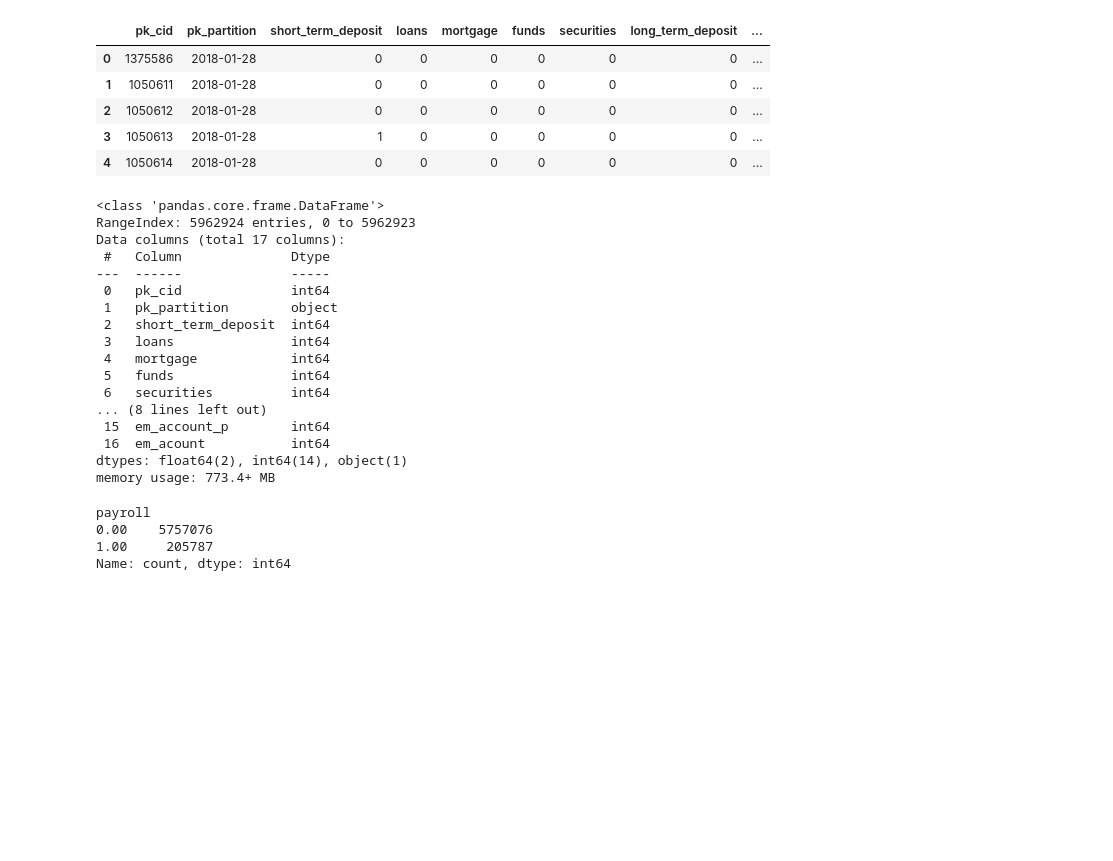
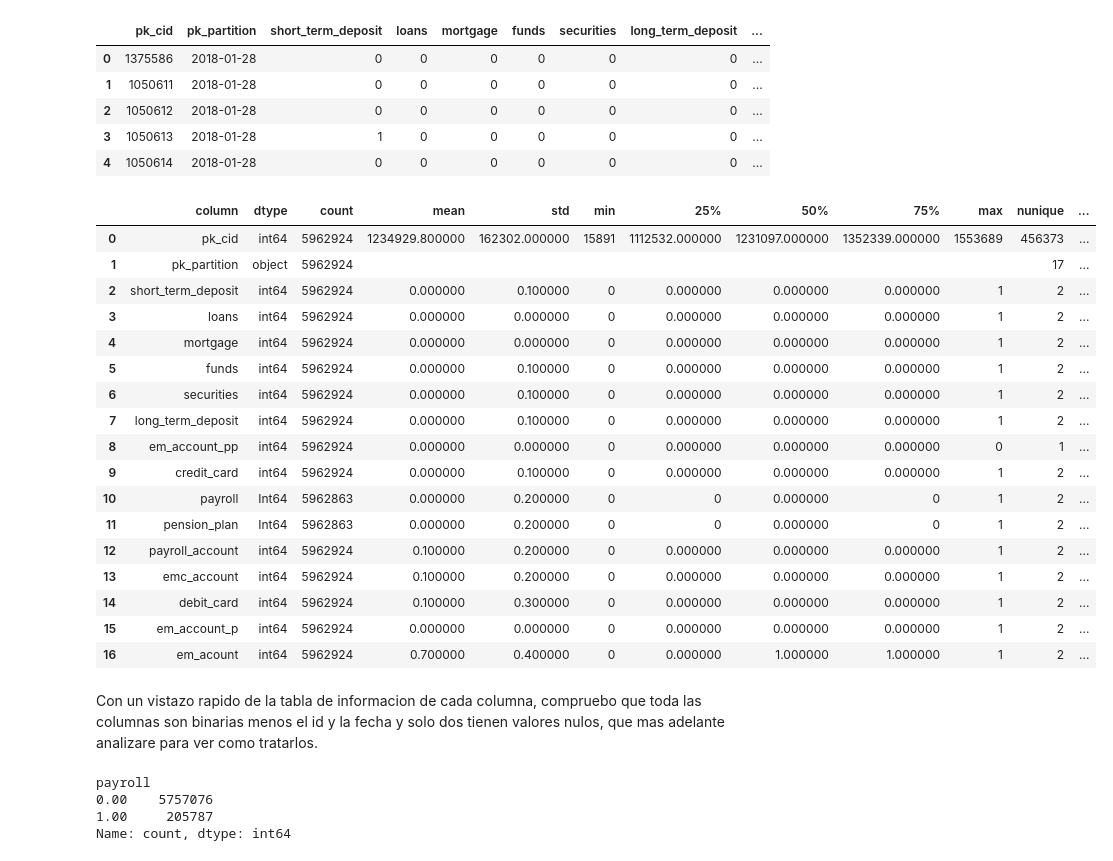
Before and after one commit to jascicz/easy_money_Project, a Jupyter notebook: david-Proyecto.ipynb, the cells around one changed output. Saved outputs shown, nothing was run; the diff lists cells and outputs as text; code cells hidden in the pictures; blank space fills up the shorter version.

```diff
--- a/david-Proyecto.ipynb
+++ b/david-Proyecto.ipynb
@@ -237,26 +341,53 @@ df_p.head()
 | 2 | 1050612 | 2018-01-28 | 0 | 0 | 0 | 0 | 0 | 0 | ... |
 | 3 | 1050613 | 2018-01-28 | 1 | 0 | 0 | 0 | 0 | 0 | ... |
 | 4 | 1050614 | 2018-01-28 | 0 | 0 | 0 | 0 | 0 | 0 | ... |
-# %%
-df_p.info()
-# %% [output]
-<class 'pandas.core.frame.DataFrame'>
-RangeIndex: 5962924 entries, 0 to 5962923
-Data columns (total 17 columns):
- #   Column              Dtype
----  ------              -----
- 0   pk_cid              int64
- 1   pk_partition        object
- 2   short_term_deposit  int64
- 3   loans               int64
- 4   mortgage            int64
- 5   funds               int64
- 6   securities          int64
-... (8 lines left out)
- 15  em_account_p        int64
- 16  em_acount           int64
-dtypes: float64(2), int64(14), object(1)
-memory usage: 773.4+ MB
+# %%
+# Crear tabla de info.
+df_p_info = build_my_info_table(df_p)
+
+# Aplicar el estilo de gradiente de color.
+styled_df_p = df_p_info.style.background_gradient(cmap='Reds', axis=0)
+
+# Agregar estilos para hacer la tabla scrolleable y fijar los encabezados.
+styled_df_p = styled_df_p.set_table_styles(
+    [{
+        'selector': 'thead th',
+        'props': [('position', 'sticky'), ('top', '0'), ('background-color', 'black'), ('z-index', '1')]
+    }, {
+        'selector': 'tbody',
+        'props': [('display', 'block'), ('max-height', '400px'), ('overflow-y', 'scroll'), ('overflow-x', 'auto')]
+    }, {
+        'selector': 'thead, tbody tr',
+        'props': [('display', 'table'), ('width', '100%'), ('table-layout', 'fixed')]
+    }, {
+        'selector': 'th, td',
+        'props': [('word-wrap', 'break-word'), ('white-space', 'pre-wrap'), ('max-width', '150px')]
+    }]
+)
+
+# Mostrar la tabla.
+styled_df_p
+# %% [output]
+|  | column | dtype | count | mean | std | min | 25% | 50% | 75% | max | nunique | ... |
+| 0 | pk_cid | int64 | 5962924 | 1234929.800000 | 162302.000000 | 15891 | 1112532.000000 | 1231097.000000 | 1352339.000000 | 1553689 | 456373 | ... |
+| 1 | pk_partition | object | 5962924 |  |  |  |  |  |  |  | 17 | ... |
+| 2 | short_term_deposit | int64 | 5962924 | 0.000000 | 0.100000 | 0 | 0.000000 | 0.000000 | 0.000000 | 1 | 2 | ... |
+| 3 | loans | int64 | 5962924 | 0.000000 | 0.000000 | 0 | 0.000000 | 0.000000 | 0.000000 | 1 | 2 | ... |
+| 4 | mortgage | int64 | 5962924 | 0.000000 | 0.000000 | 0 | 0.000000 | 0.000000 | 0.000000 | 1 | 2 | ... |
+| 5 | funds | int64 | 5962924 | 0.000000 | 0.100000 | 0 | 0.000000 | 0.000000 | 0.000000 | 1 | 2 | ... |
+| 6 | securities | int64 | 5962924 | 0.000000 | 0.100000 | 0 | 0.000000 | 0.000000 | 0.000000 | 1 | 2 | ... |
+| 7 | long_term_deposit | int64 | 5962924 | 0.000000 | 0.100000 | 0 | 0.000000 | 0.000000 | 0.000000 | 1 | 2 | ... |
+| 8 | em_account_pp | int64 | 5962924 | 0.000000 | 0.000000 | 0 | 0.000000 | 0.000000 | 0.000000 | 0 | 1 | ... |
+| 9 | credit_card | int64 | 5962924 | 0.000000 | 0.100000 | 0 | 0.000000 | 0.000000 | 0.000000 | 1 | 2 | ... |
+| 10 | payroll | Int64 | 5962863 | 0.000000 | 0.200000 | 0 | 0 | 0.000000 | 0 | 1 | 2 | ... |
+| 11 | pension_plan | Int64 | 5962863 | 0.000000 | 0.200000 | 0 | 0 | 0.000000 | 0 | 1 | 2 | ... |
+| 12 | payroll_account | int64 | 5962924 | 0.100000 | 0.200000 | 0 | 0.000000 | 0.000000 | 0.000000 | 1 | 2 | ... |
+| 13 | emc_account | int64 | 5962924 | 0.100000 | 0.200000 | 0 | 0.000000 | 0.000000 | 0.000000 | 1 | 2 | ... |
+| 14 | debit_card | int64 | 5962924 | 0.100000 | 0.300000 | 0 | 0.000000 | 0.000000 | 0.000000 | 1 | 2 | ... |
+| 15 | em_account_p | int64 | 5962924 | 0.000000 | 0.000000 | 0 | 0.000000 | 0.000000 | 0.000000 | 1 | 2 | ... |
+| 16 | em_acount | int64 | 5962924 | 0.700000 | 0.400000 | 0 | 0.000000 | 1.000000 | 1.000000 | 1 | 2 | ... |
+# %% [markdown]
+Con un vistazo rapido de la tabla de informacion de cada columna, compruebo que toda las columnas son binarias menos el id y la fecha y solo dos tienen valores nulos, que mas adelante analizare para ver como tratarlos.
 # %%
 df_p['payroll'].value_counts()
 # %% [output]
```
Also changed, not shown: parts of 39 cells of this notebook.
